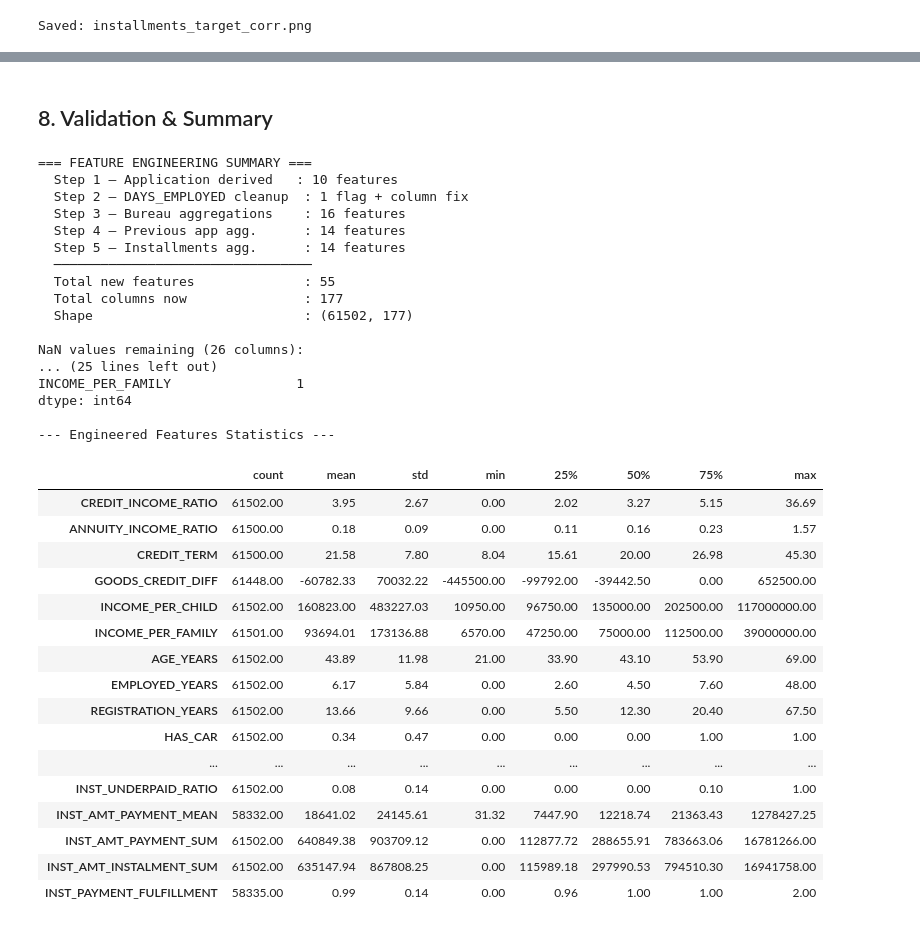
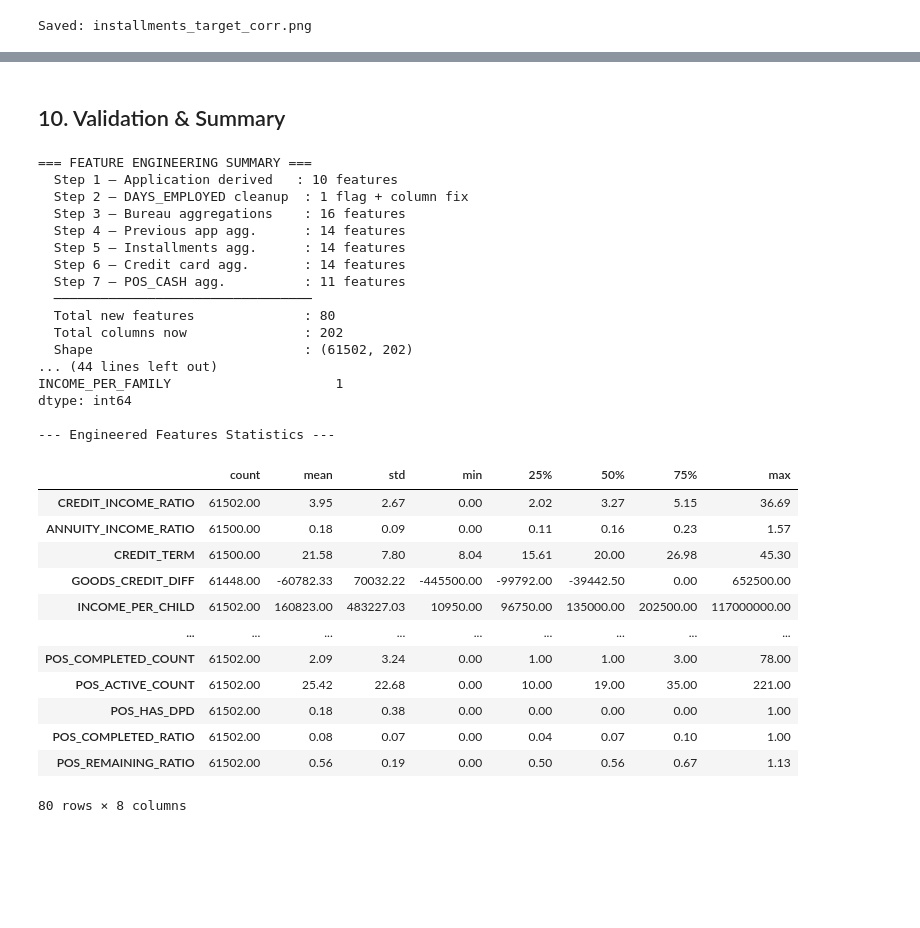
Before and after one commit to busrakurunceng/Ai_Credit_Risk, a Jupyter notebook: notebooks/02_feature_engineering.ipynb, the cells around one changed output, grey strips where cells are left out. Drawn from its saved outputs; the diff is of its cells as text; code cells hidden in the pictures; blank space fills up the shorter version.

Commit message:
Add credit card and POS cash balance aggregation features to complete auxiliary table processing

```diff
--- a/notebooks/02_feature_engineering.ipynb
+++ b/notebooks/02_feature_engineering.ipynb
@@ -516,0 +574,9 @@ Saved: installments_target_corr.png
+# %%
+# Merge credit card features into the main table
+df = df.merge(cc_agg, on='SK_ID_CURR', how='left')
+
+cc_fill_zero = [c for c in cc_agg.columns if c != 'SK_ID_CURR' and
+                any(k in c for k in ['COUNT', 'HAS_'])]
+df[cc_fill_zero] = df[cc_fill_zero].fillna(0)
+
+print(f"Shape after credit card merge: {df.shape}")
@@ -516,0 +613,9 @@ Saved: installments_target_corr.png
+# %%
+# Load POS_CASH_balance table (10M rows)
+pos = pd.read_csv(os.path.join(DATA_DIR, 'POS_CASH_balance.csv'))
+pos = reduce_memory_usage(pos, verbose=True)
+
+pos = pos[pos['SK_ID_CURR'].isin(train_ids)].reset_index(drop=True)
+print(f"\nPOS_CASH rows (filtered): {len(pos):,}")
+print(f"Unique clients: {pos['SK_ID_CURR'].nunique():,}")
+print(f"Clients with NO POS_CASH record: {len(train_ids) - pos['SK_ID_CURR'].nunique():,}")
@@ -516,0 +628,6 @@ Saved: installments_target_corr.png
+# %%
+# Aggregate to one row per client
+pos_agg = aggregate_pos_cash(pos)
+print(f"\nPOS_CASH aggregated shape: {pos_agg.shape}")
+print(f"Columns: {list(pos_agg.columns)}")
+pos_agg.describe().T
@@ -516,0 +652,9 @@ Saved: installments_target_corr.png
+# %%
+# Merge POS_CASH features into the main table
+df = df.merge(pos_agg, on='SK_ID_CURR', how='left')
+
+pos_fill_zero = [c for c in pos_agg.columns if c != 'SK_ID_CURR' and
+                 any(k in c for k in ['COUNT', 'HAS_', 'RATIO'])]
+df[pos_fill_zero] = df[pos_fill_zero].fillna(0)
+
+print(f"Shape after POS_CASH merge: {df.shape}")
@@ -517,13 +681,15 @@ Saved: installments_target_corr.png
 # %% [markdown]
-<a id='8'></a>
-## 8. Validation & Summary
+<a id='10'></a>
+## 10. Validation & Summary
 # %%
 # Final summary of all engineered features
 app_new = new_cols + ['DAYS_EMPLOYED_ANOMALY']
 bureau_new = [c for c in bureau_agg.columns if c != 'SK_ID_CURR']
 prev_new = [c for c in prev_agg.columns if c != 'SK_ID_CURR']
 inst_new = [c for c in inst_agg.columns if c != 'SK_ID_CURR']
-all_engineered = app_new + bureau_new + prev_new + inst_new
+cc_new = [c for c in cc_agg.columns if c != 'SK_ID_CURR']
+pos_new = [c for c in pos_agg.columns if c != 'SK_ID_CURR']
+all_engineered = app_new + bureau_new + prev_new + inst_new + cc_new + pos_new
 
 print(f'=== FEATURE ENGINEERING SUMMARY ===')
 print(f'  Step 1 — Application derived   : {len(new_cols)} features')
@@ -531,6 +697,8 @@ print(f'  Step 2 — DAYS_EMPLOYED cleanup  : 1 flag + column fix')
 print(f'  Step 3 — Bureau aggregations    : {len(bureau_new)} features')
 print(f'  Step 4 — Previous app agg.      : {len(prev_new)} features')
 print(f'  Step 5 — Installments agg.      : {len(inst_new)} features')
+print(f'  Step 6 — Credit card agg.       : {len(cc_new)} features')
+print(f'  Step 7 — POS_CASH agg.          : {len(pos_new)} features')
 print(f'  ─────────────────────────────────')
 print(f'  Total new features              : {len(all_engineered)}')
 print(f'  Total columns now               : {df.shape[1]}')
@@ -539,51 +707,47 @@ print()
 
 # Check remaining NaN in engineered features
 nan_check = df[all_engineered].isnull().sum()
 nan_check = nan_check[nan_check > 0]
 if len(nan_check) == 0:
     print('No NaN values in any engineered feature.')
 else:
     print(f'NaN values remaining ({len(nan_check)} columns):')
     print(nan_check.sort_values(ascending=False))
 
 print()
 print('--- Engineered Features Statistics ---')
 df[all_engineered].describe().T
 # %% [output]
 === FEATURE ENGINEERING SUMMARY ===
   Step 1 — Application derived   : 10 features
   Step 2 — DAYS_EMPLOYED cleanup  : 1 flag + column fix
   Step 3 — Bureau aggregations    : 16 features
   Step 4 — Previous app agg.      : 14 features
   Step 5 — Installments agg.      : 14 features
+  Step 6 — Credit card agg.       : 14 features
+  Step 7 — POS_CASH agg.          : 11 features
   ─────────────────────────────────
-  Total new features              : 55
-  Total columns now               : 177
-  Shape                           : (61502, 177)
-
-NaN values remaining (26 columns):
-... (25 lines left out)
-INCOME_PER_FAMILY                1
+  Total new features              : 80
+  Total columns now               : 202
+  Shape                           : (61502, 202)
+... (44 lines left out)
+INCOME_PER_FAMILY                     1
 dtype: int64
 
 --- Engineered Features Statistics ---
 |  | count | mean | std | min | 25% | 50% | 75% | max |
 | CREDIT_INCOME_RATIO | 61502.00 | 3.95 | 2.67 | 0.00 | 2.02 | 3.27 | 5.15 | 36.69 |
 | ANNUITY_INCOME_RATIO | 61500.00 | 0.18 | 0.09 | 0.00 | 0.11 | 0.16 | 0.23 | 1.57 |
 | CREDIT_TERM | 61500.00 | 21.58 | 7.80 | 8.04 | 15.61 | 20.00 | 26.98 | 45.30 |
 | GOODS_CREDIT_DIFF | 61448.00 | -60782.33 | 70032.22 | -445500.00 | -99792.00 | -39442.50 | 0.00 | 652500.00 |
 | INCOME_PER_CHILD | 61502.00 | 160823.00 | 483227.03 | 10950.00 | 96750.00 | 135000.00 | 202500.00 | 117000000.00 |
-| INCOME_PER_FAMILY | 61501.00 | 93694.01 | 173136.88 | 6570.00 | 47250.00 | 75000.00 | 112500.00 | 39000000.00 |
-| AGE_YEARS | 61502.00 | 43.89 | 11.98 | 21.00 | 33.90 | 43.10 | 53.90 | 69.00 |
-| EMPLOYED_YEARS | 61502.00 | 6.17 | 5.84 | 0.00 | 2.60 | 4.50 | 7.60 | 48.00 |
-| REGISTRATION_YEARS | 61502.00 | 13.66 | 9.66 | 0.00 | 5.50 | 12.30 | 20.40 | 67.50 |
-| HAS_CAR | 61502.00 | 0.34 | 0.47 | 0.00 | 0.00 | 0.00 | 1.00 | 1.00 |
 | ... | ... | ... | ... | ... | ... | ... | ... | ... |
-| INST_UNDERPAID_RATIO | 61502.00 | 0.08 | 0.14 | 0.00 | 0.00 | 0.00 | 0.10 | 1.00 |
-| INST_AMT_PAYMENT_MEAN | 58332.00 | 18641.02 | 24145.61 | 31.32 | 7447.90 | 12218.74 | 21363.43 | 1278427.25 |
-| INST_AMT_PAYMENT_SUM | 61502.00 | 640849.38 | 903709.12 | 0.00 | 112877.72 | 288655.91 | 783663.06 | 16781266.00 |
-| INST_AMT_INSTALMENT_SUM | 61502.00 | 635147.94 | 867808.25 | 0.00 | 115989.18 | 297990.53 | 794510.30 | 16941758.00 |
-| INST_PAYMENT_FULFILLMENT | 58335.00 | 0.99 | 0.14 | 0.00 | 0.96 | 1.00 | 1.00 | 2.00 |
+| POS_COMPLETED_COUNT | 61502.00 | 2.09 | 3.24 | 0.00 | 1.00 | 1.00 | 3.00 | 78.00 |
+| POS_ACTIVE_COUNT | 61502.00 | 25.42 | 22.68 | 0.00 | 10.00 | 19.00 | 35.00 | 221.00 |
+| POS_HAS_DPD | 61502.00 | 0.18 | 0.38 | 0.00 | 0.00 | 0.00 | 0.00 | 1.00 |
+| POS_COMPLETED_RATIO | 61502.00 | 0.08 | 0.07 | 0.00 | 0.04 | 0.07 | 0.10 | 1.00 |
+| POS_REMAINING_RATIO | 61502.00 | 0.56 | 0.19 | 0.00 | 0.50 | 0.56 | 0.67 | 1.13 |
+80 rows × 8 columns
 # %% [markdown]
 ### Key Observations
 
```
Also changed, not shown: parts of 13 cells of this notebook, 1 other file.
